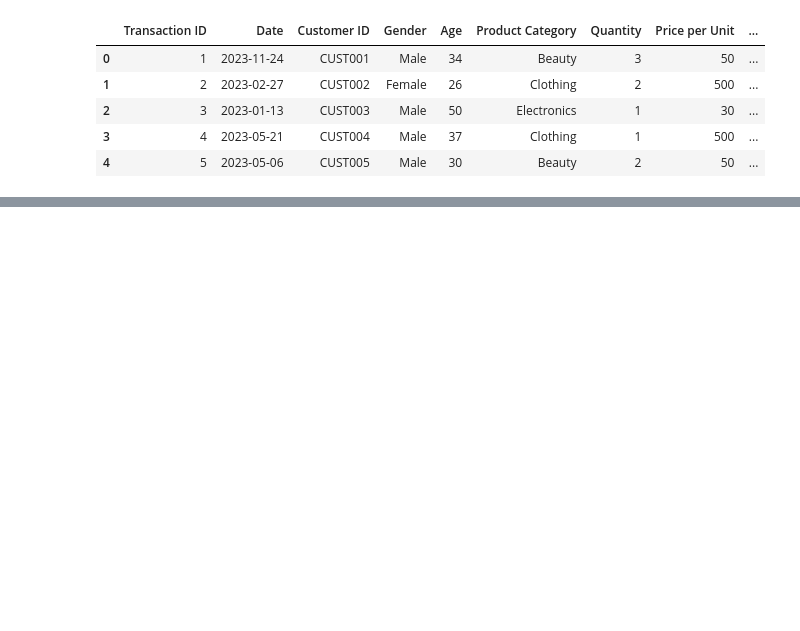
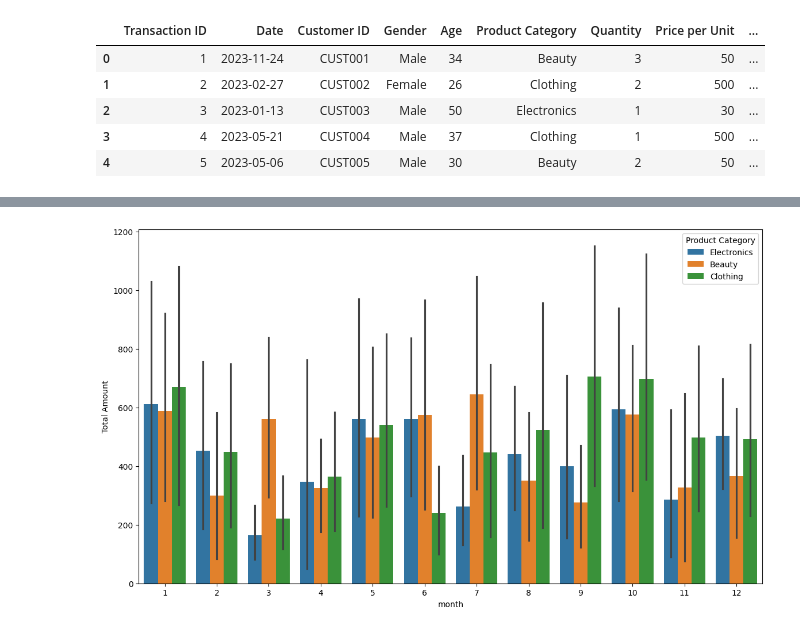
Before and after one commit to msnkr/Retail-Sales-Dataset, a Jupyter notebook: retail_sales.ipynb, the cells around one changed output, grey strips where cells are left out. Saved outputs shown, nothing was run; the diff lists cells and outputs as text; code cells hidden in the pictures; blank space fills up the shorter version.

```diff
--- a/retail_sales.ipynb
+++ b/retail_sales.ipynb
@@ -21,0 +29,6 @@ sns.histplot(data=df, x="Product Category", hue="Gender");
+# %%
+df["day"] = df["Date"].dt.day
+df["month"] = df["Date"].dt.month
+df["year"] = df["Date"].dt.year
+# %%
+gender_w = df[df["Gender"] == "Female"]
@@ -21,0 +44,4 @@ sns.histplot(data=df, x="Product Category", hue="Gender");
+# %%
+sns.barplot(data=gender_w, x="month", y="Total Amount", hue="Product Category")
+# %% [output]
+[figure, added]
```
Also changed, not shown: parts of 6 cells of this notebook.
